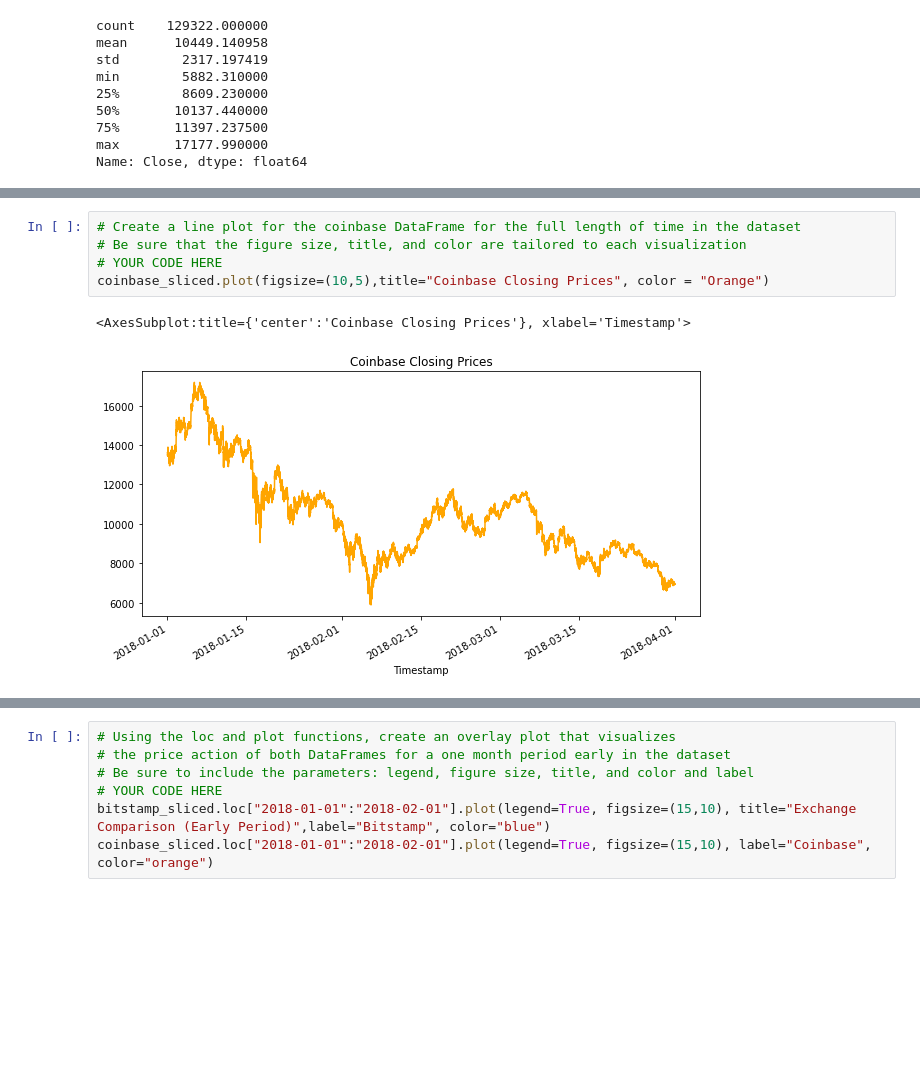
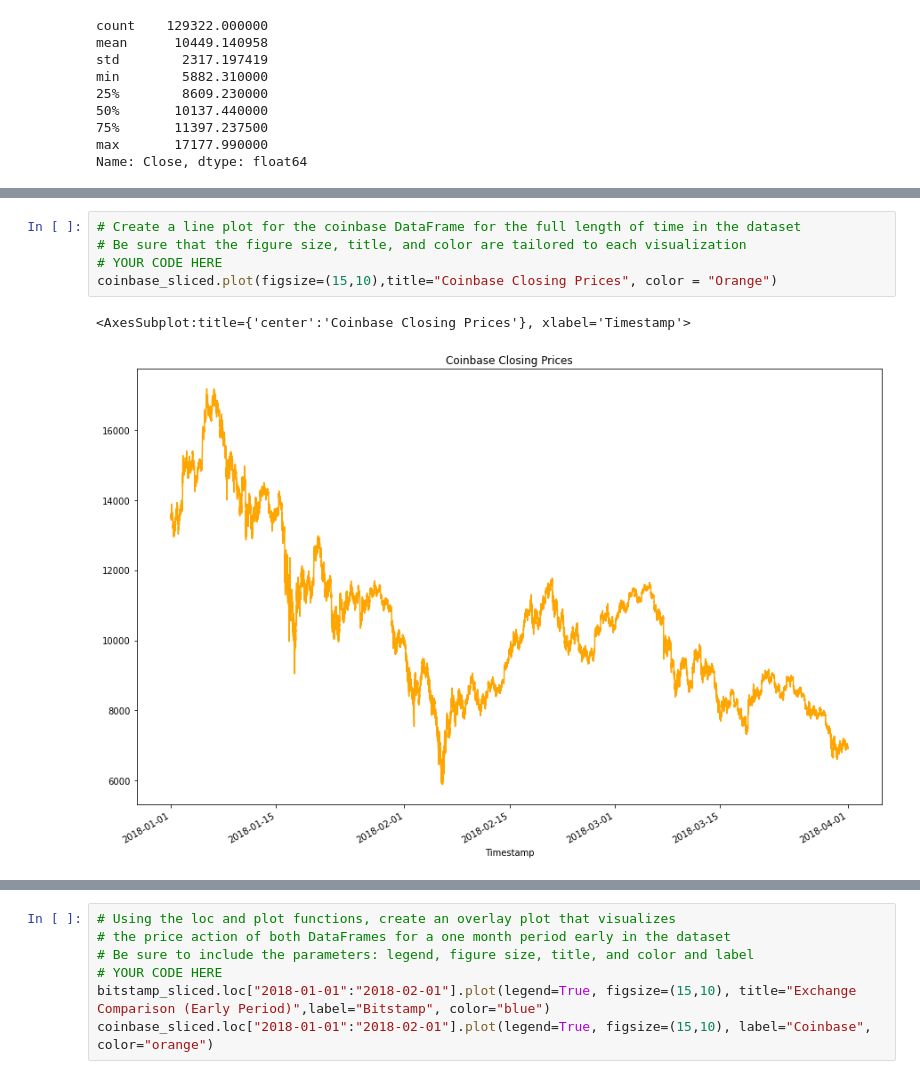
Before and after one commit to Amora987/Challenge-3, a Jupyter notebook: Starter_Code/crypto_arbitrage.ipynb, the cells around one changed output, grey strips where cells are left out. Saved outputs shown, nothing was run; the diff lists cells and outputs as text; blank space fills up the shorter version.

```diff
--- a/Starter_Code/crypto_arbitrage.ipynb
+++ b/Starter_Code/crypto_arbitrage.ipynb
@@ -238,11 +238,11 @@ bitstamp_sliced.plot(figsize=(10,5),title= "Bitstamp Closing Prices", color = "B
 # %%
 # Create a line plot for the coinbase DataFrame for the full length of time in the dataset
 # Be sure that the figure size, title, and color are tailored to each visualization
 # YOUR CODE HERE
-coinbase_sliced.plot(figsize=(10,5),title="Coinbase Closing Prices", color = "Orange")
+coinbase_sliced.plot(figsize=(15,10),title="Coinbase Closing Prices", color = "Orange")
 # %% [output]
 <AxesSubplot:title={'center':'Coinbase Closing Prices'}, xlabel='Timestamp'>
-[figure, old version]
+[figure, new version]
 # %%
 # Overlay the visualizations for the bitstamp and coinbase DataFrames in one plot
 # The plot should visualize the prices over the full lenth of the dataset
```
Also changed, not shown: parts of 38 cells of this notebook, 1 other file.
